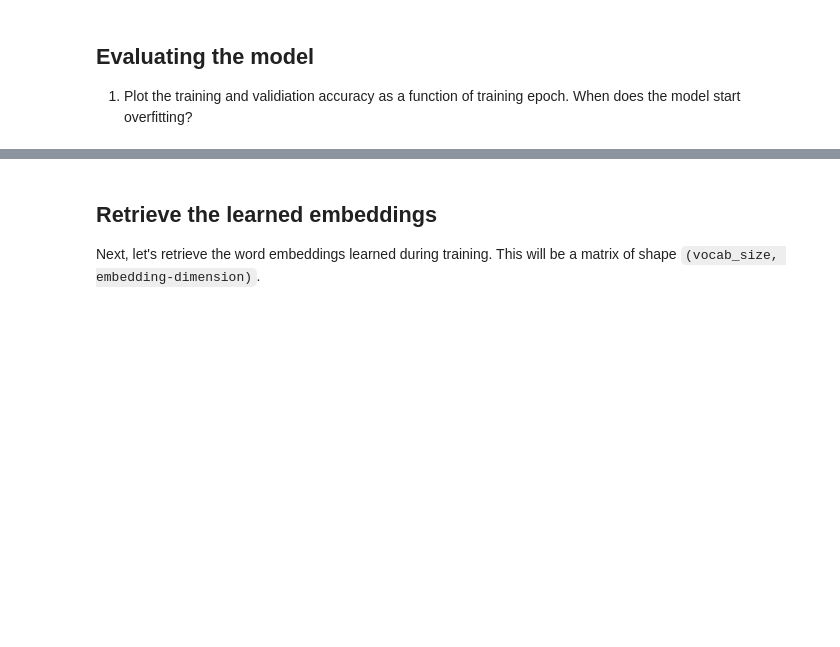
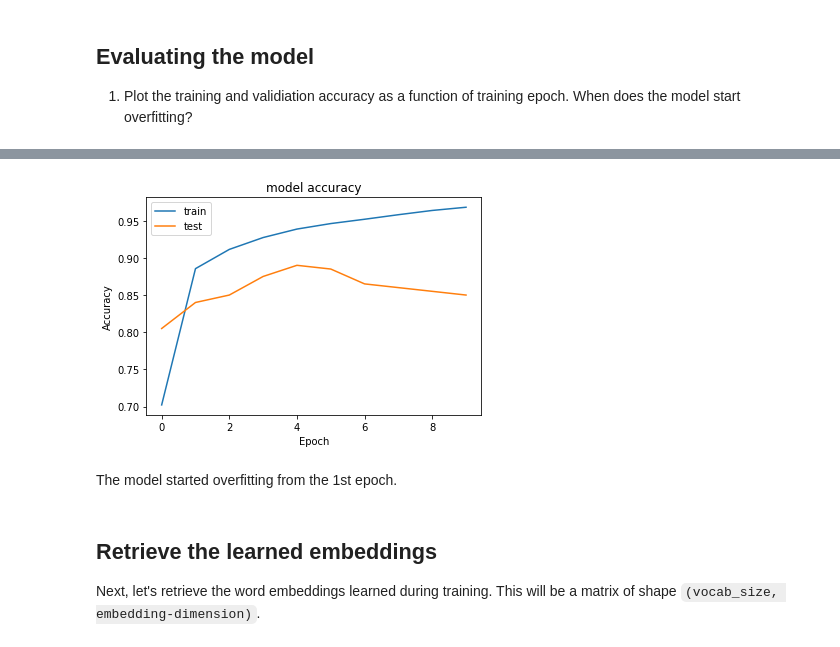
Before and after one commit to Shabarinath8899/Shabarinath_Repository, a Jupyter notebook: Shabarinath_Chandran_Week_5_Lab1_Text_embeddings.ipynb, the cells around one changed output, grey strips where cells are left out. Saved outputs shown, nothing was run; the diff lists cells and outputs as text; code cells hidden in the pictures; blank space fills up the shorter version.

```diff
--- a/Shabarinath_Chandran_Week_5_Lab1_Text_embeddings.ipynb
+++ b/Shabarinath_Chandran_Week_5_Lab1_Text_embeddings.ipynb
@@ -275,3 +306,17 @@ plt.show()
+# %%
+import matplotlib.pyplot as plt
+
+plt.plot(history.history['acc'])
+plt.plot(history.history['val_acc'])
+plt.title('model accuracy')
+plt.ylabel('Accuracy')
+plt.xlabel('Epoch')
+plt.legend(['train', 'test'], loc='best')
+plt.show()
+# %% [output]
+[figure, added]
+# %% [markdown]
+The model started overfitting from the 1st epoch.
 # %% [markdown]
 ## Retrieve the learned embeddings
 
```
Also changed, not shown: parts of 37 cells of this notebook.
